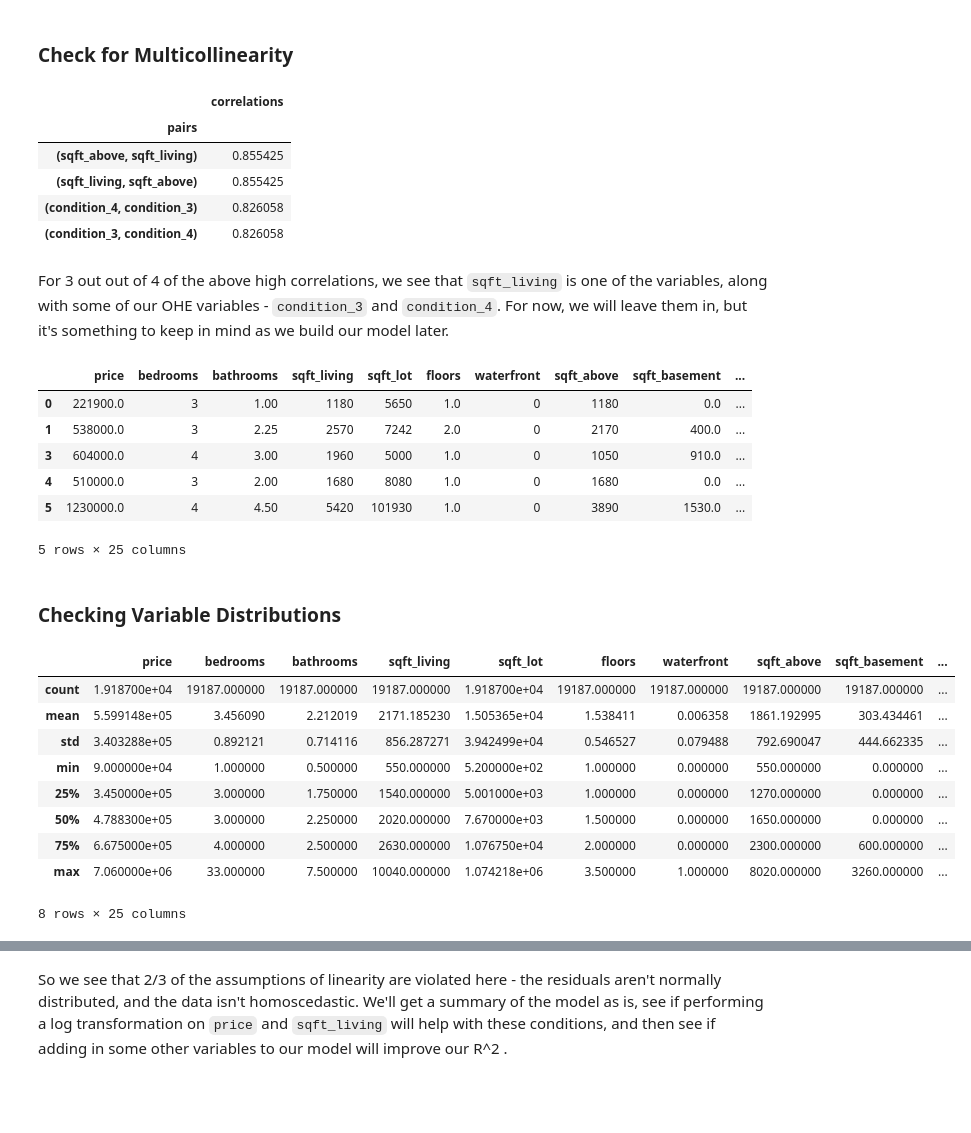
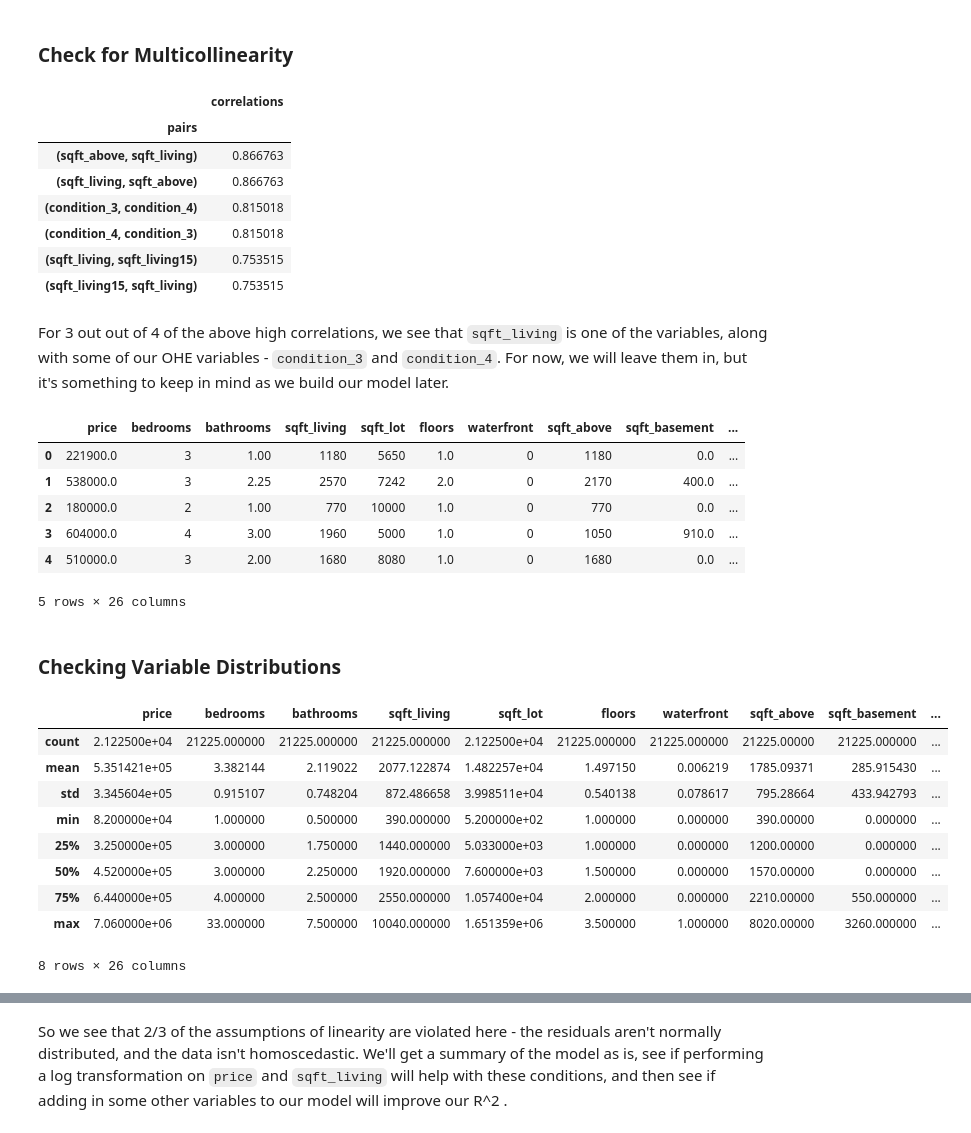
Before and after one commit to sanderlin2013/King-County-House-Sales, a Jupyter notebook: Kings County House Sales Analysis - Sketchbook.ipynb, the cells around one changed output, grey strips where cells are left out. Cells and saved outputs as stored; diff of their text form; code cells hidden in the pictures; blank space fills up the shorter version.

```diff
--- a/Kings County House Sales Analysis - Sketchbook.ipynb
+++ b/Kings County House Sales Analysis - Sketchbook.ipynb
@@ -430,7 +431,7 @@ Name: grade, dtype: int64
 # %% [markdown]
 Because the magazine is focused on middle class homes, let's use this category to subset the dataset by removing high grade homes *(12 and above)* and the low grade homes *(5 and below)*
 # %%
-drop_grade = df[(df['grade'] >= 12) | (df['grade'] <= 6)].index
+drop_grade = df[(df['grade'] >= 12) | (df['grade'] < 6)].index
 df.drop(drop_grade, inplace=True)
 df  # we see we dropped around 300 rows
 # %% [output]
@@ -546,10 +547,12 @@ corr_predictors[(corr_predictors.correlations > .75)
 # %% [output]
 |  | correlations |
 | pairs |  |
-| (sqft_above, sqft_living) | 0.855425 |
-| (sqft_living, sqft_above) | 0.855425 |
-| (condition_4, condition_3) | 0.826058 |
-| (condition_3, condition_4) | 0.826058 |
+| (sqft_above, sqft_living) | 0.866763 |
+| (sqft_living, sqft_above) | 0.866763 |
+| (condition_3, condition_4) | 0.815018 |
+| (condition_4, condition_3) | 0.815018 |
+| (sqft_living, sqft_living15) | 0.753515 |
+| (sqft_living15, sqft_living) | 0.753515 |
 # %% [markdown]
 For 3 out out of 4 of the above high correlations, we see that `sqft_living` is one of the variables, along with some of our OHE variables - `condition_3` and `condition_4`. For now, we will leave them in, but it's something to keep in mind as we build our model later.
 # %%
@@ -558,27 +561,27 @@ preprocessed_df.head()
 |  | price | bedrooms | bathrooms | sqft_living | sqft_lot | floors | waterfront | sqft_above | sqft_basement | ... |
 | 0 | 221900.0 | 3 | 1.00 | 1180 | 5650 | 1.0 | 0 | 1180 | 0.0 | ... |
 | 1 | 538000.0 | 3 | 2.25 | 2570 | 7242 | 2.0 | 0 | 2170 | 400.0 | ... |
+| 2 | 180000.0 | 2 | 1.00 | 770 | 10000 | 1.0 | 0 | 770 | 0.0 | ... |
 | 3 | 604000.0 | 4 | 3.00 | 1960 | 5000 | 1.0 | 0 | 1050 | 910.0 | ... |
 | 4 | 510000.0 | 3 | 2.00 | 1680 | 8080 | 1.0 | 0 | 1680 | 0.0 | ... |
-| 5 | 1230000.0 | 4 | 4.50 | 5420 | 101930 | 1.0 | 0 | 3890 | 1530.0 | ... |
-5 rows × 25 columns
+5 rows × 26 columns
 # %% [markdown]
 ### Checking Variable Distributions
 # %%
 """ Just by looking at the `price` column, we see we have
-19,187 data points, with a mean sale price of 560,000$ (rounded
+21,1225 data points, with a mean sale price of 535,000$ (rounded
 up)"""
 preprocessed_df.describe()
 # %% [output]
 |  | price | bedrooms | bathrooms | sqft_living | sqft_lot | floors | waterfront | sqft_above | sqft_basement | ... |
-| count | 1.918700e+04 | 19187.000000 | 19187.000000 | 19187.000000 | 1.918700e+04 | 19187.000000 | 19187.000000 | 19187.000000 | 19187.000000 | ... |
-| mean | 5.599148e+05 | 3.456090 | 2.212019 | 2171.185230 | 1.505365e+04 | 1.538411 | 0.006358 | 1861.192995 | 303.434461 | ... |
-| std | 3.403288e+05 | 0.892121 | 0.714116 | 856.287271 | 3.942499e+04 | 0.546527 | 0.079488 | 792.690047 | 444.662335 | ... |
-| min | 9.000000e+04 | 1.000000 | 0.500000 | 550.000000 | 5.200000e+02 | 1.000000 | 0.000000 | 550.000000 | 0.000000 | ... |
-| 25% | 3.450000e+05 | 3.000000 | 1.750000 | 1540.000000 | 5.001000e+03 | 1.000000 | 0.000000 | 1270.000000 | 0.000000 | ... |
-| 50% | 4.788300e+05 | 3.000000 | 2.250000 | 2020.000000 | 7.670000e+03 | 1.500000 | 0.000000 | 1650.000000 | 0.000000 | ... |
-| 75% | 6.675000e+05 | 4.000000 | 2.500000 | 2630.000000 | 1.076750e+04 | 2.000000 | 0.000000 | 2300.000000 | 600.000000 | ... |
-| max | 7.060000e+06 | 33.000000 | 7.500000 | 10040.000000 | 1.074218e+06 | 3.500000 | 1.000000 | 8020.000000 | 3260.000000 | ... |
+| count | 2.122500e+04 | 21225.000000 | 21225.000000 | 21225.000000 | 2.122500e+04 | 21225.000000 | 21225.000000 | 21225.00000 | 21225.000000 | ... |
+| mean | 5.351421e+05 | 3.382144 | 2.119022 | 2077.122874 | 1.482257e+04 | 1.497150 | 0.006219 | 1785.09371 | 285.915430 | ... |
+| std | 3.345604e+05 | 0.915107 | 0.748204 | 872.486658 | 3.998511e+04 | 0.540138 | 0.078617 | 795.28664 | 433.942793 | ... |
+| min | 8.200000e+04 | 1.000000 | 0.500000 | 390.000000 | 5.200000e+02 | 1.000000 | 0.000000 | 390.00000 | 0.000000 | ... |
+| 25% | 3.250000e+05 | 3.000000 | 1.750000 | 1440.000000 | 5.033000e+03 | 1.000000 | 0.000000 | 1200.00000 | 0.000000 | ... |
+| 50% | 4.520000e+05 | 3.000000 | 2.250000 | 1920.000000 | 7.600000e+03 | 1.500000 | 0.000000 | 1570.00000 | 0.000000 | ... |
+| 75% | 6.440000e+05 | 4.000000 | 2.500000 | 2550.000000 | 1.057400e+04 | 2.000000 | 0.000000 | 2210.00000 | 550.000000 | ... |
+| max | 7.060000e+06 | 33.000000 | 7.500000 | 10040.000000 | 1.651359e+06 | 3.500000 | 1.000000 | 8020.00000 | 3260.000000 | ... |
-8 rows × 25 columns
+8 rows × 26 columns
 # %% [markdown]
 ## Basic Model
```
Also changed, not shown: parts of 39 cells of this notebook.
